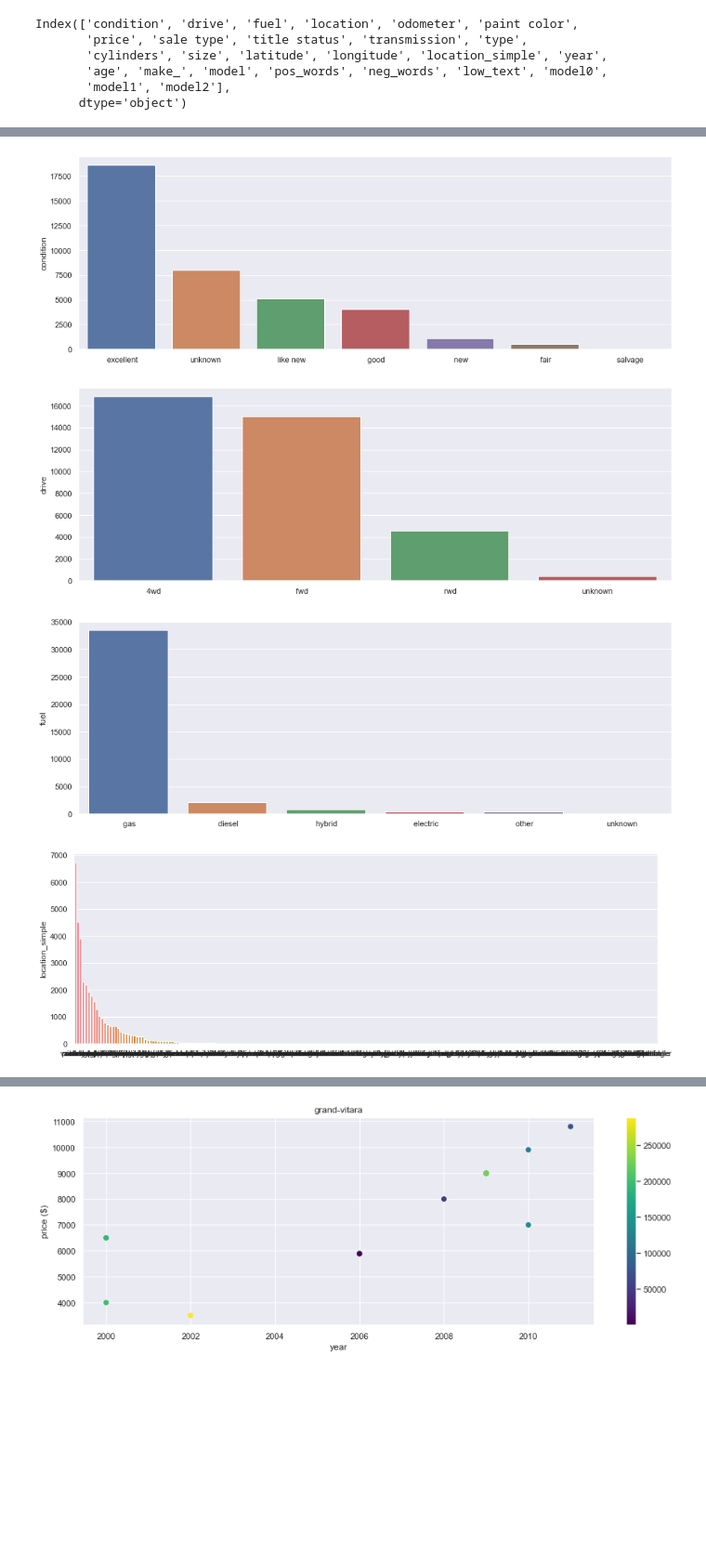
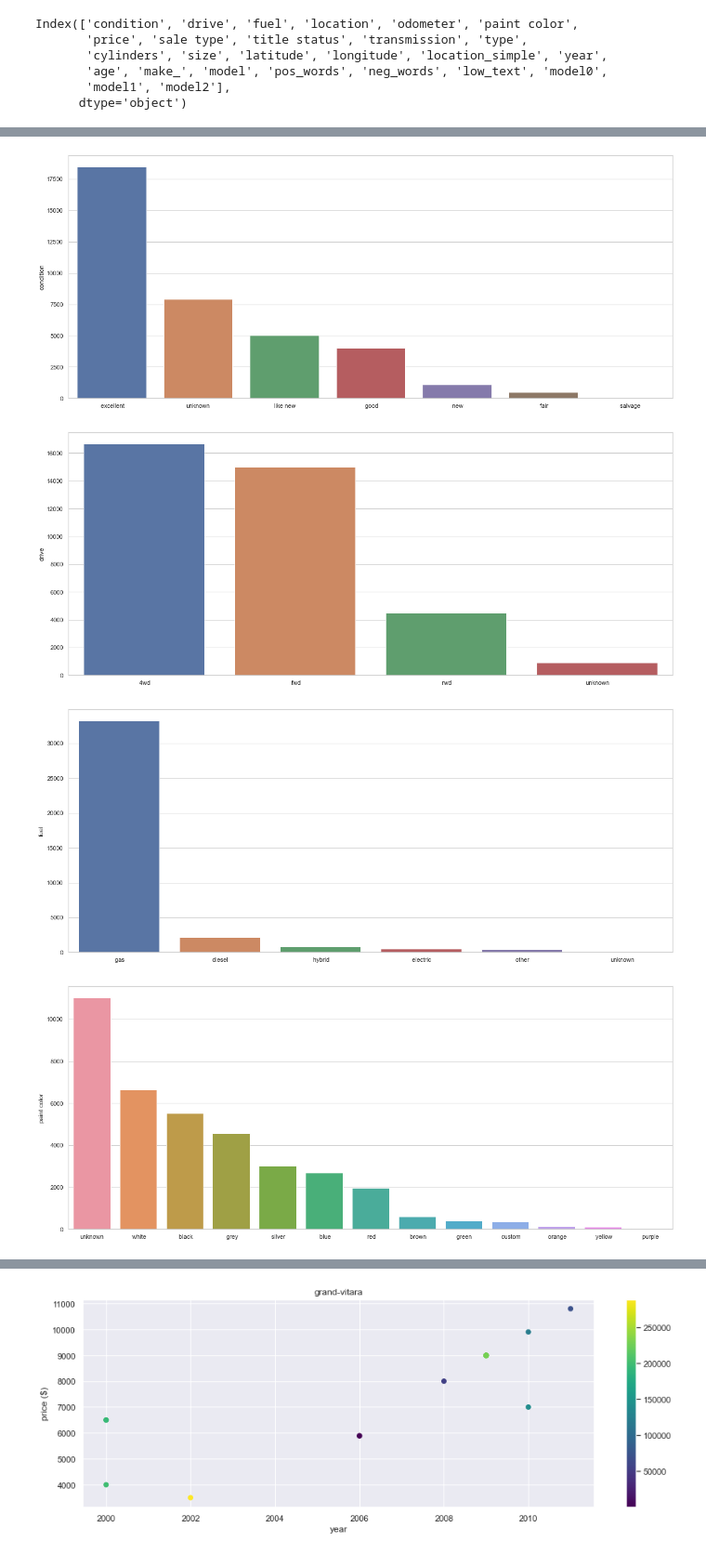
Before and after one commit to asylve/Craiglist-Cars-Study, a Jupyter notebook: EDA.ipynb, the cells around one changed output, grey strips where cells are left out. Shown at 93% size. Drawn from its saved outputs; the diff is of its cells as text; code cells hidden in the pictures; blank space fills up the shorter version.

```diff
--- a/EDA.ipynb
+++ b/EDA.ipynb
@@ -30,15 +26,16 @@ import geopandas as gpd
 # %%
+#Plot histograms of some of the indicator variables to better understand the distribution of data.
 import matplotlib.pyplot as plt
 import seaborn as sns
-sns.set(rc={'figure.figsize':(15,5)})
+sns.set_style("whitegrid")
 
-for col in ['condition', 'drive', 'fuel', 'location_simple', 'paint color', 'sale type', 'title status', 'transmission', 'type',
-            'cylinders', 'size', 'year']:
+for col in ['condition', 'drive', 'fuel', 'paint color', 'sale type', 'title status', 'transmission', 'type',
+            'cylinders', 'size']:
     dat = cars[col].value_counts()
     sns.barplot(x = dat.index, y = dat)
     plt.show()
 # %% [output]
-[figure, old version]
+[figure, new version]
-[figure, old version]
+[figure, new version]
-[figure, old version]
+[figure, new version]
-[figure, old version]
+[figure, new version]
```
Also changed, not shown: parts of 22 cells of this notebook.
